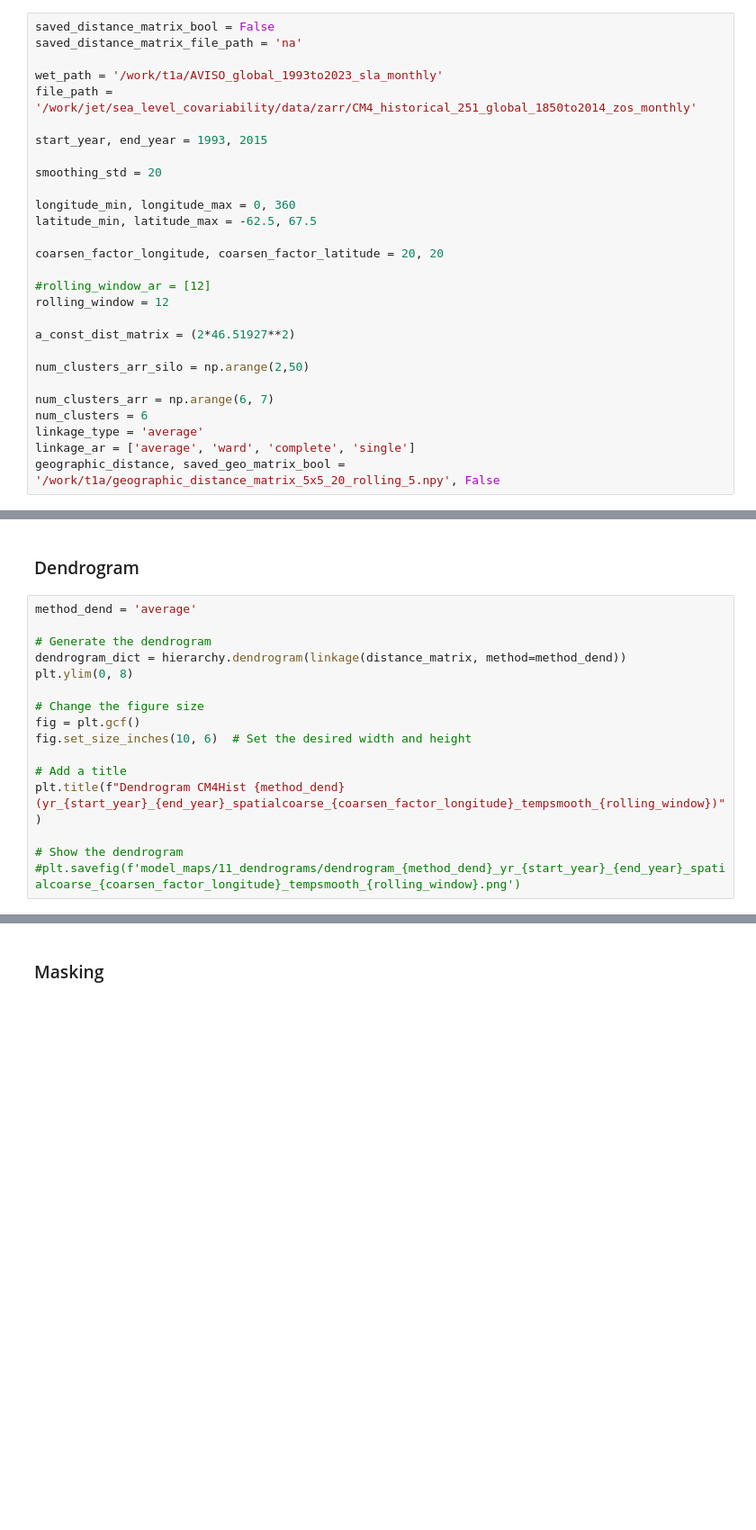
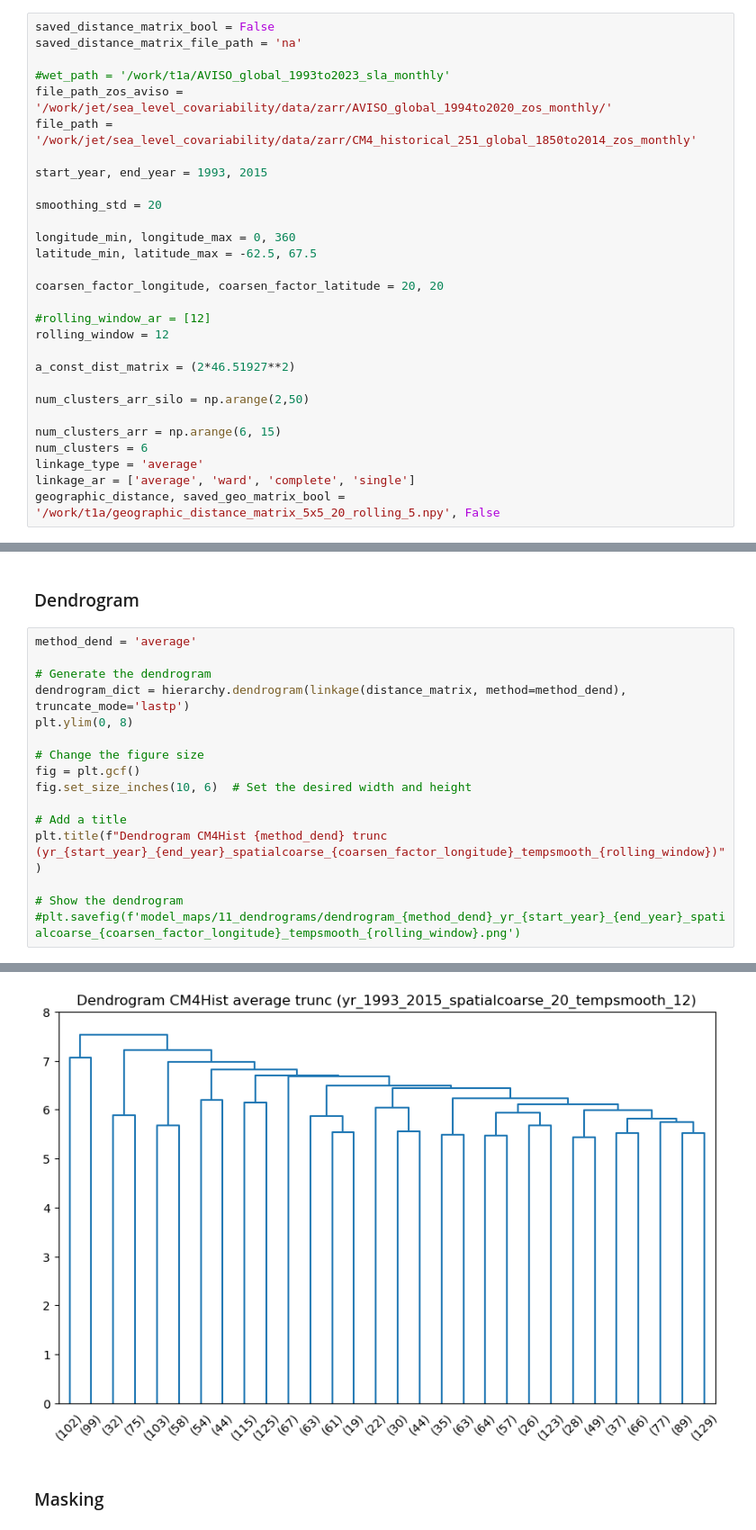
Before and after one commit to jetesdal/sea_level_covariability, a Jupyter notebook: notebooks/AHCA_clustering_func_model.ipynb, the cells around one changed output, grey strips where cells are left out. Shown at 90% size. Saved outputs shown, nothing was run; the diff lists cells and outputs as text; blank space fills up the shorter version.

```diff
--- a/notebooks/AHCA_clustering_func_model.ipynb
+++ b/notebooks/AHCA_clustering_func_model.ipynb
@@ -30,7 +30,8 @@ import xesmf as xe
 saved_distance_matrix_bool = False
 saved_distance_matrix_file_path = 'na'
 
-wet_path = '/work/t1a/AVISO_global_1993to2023_sla_monthly'
+#wet_path = '/work/t1a/AVISO_global_1993to2023_sla_monthly'
+file_path_zos_aviso = '/work/jet/sea_level_covariability/data/zarr/AVISO_global_1994to2020_zos_monthly/'
 file_path = '/work/jet/sea_level_covariability/data/zarr/CM4_historical_251_global_1850to2014_zos_monthly'
 
 start_year, end_year = 1993, 2015
@@ -49,7 +50,7 @@ a_const_dist_matrix = (2*46.51927**2)
 
 num_clusters_arr_silo = np.arange(2,50)
 
-num_clusters_arr = np.arange(6, 7)
+num_clusters_arr = np.arange(6, 15)
 num_clusters = 6
 linkage_type = 'average'
 linkage_ar = ['average', 'ward', 'complete', 'single']
@@ -158,7 +229,7 @@ for label in unique_labels:
 method_dend = 'average'
 
 # Generate the dendrogram
-dendrogram_dict = hierarchy.dendrogram(linkage(distance_matrix, method=method_dend))
+dendrogram_dict = hierarchy.dendrogram(linkage(distance_matrix, method=method_dend), truncate_mode='lastp')
 plt.ylim(0, 8)
 
 # Change the figure size
@@ -166,7 +237,8 @@ fig = plt.gcf()
 fig.set_size_inches(10, 6)  # Set the desired width and height
 
 # Add a title
-plt.title(f"Dendrogram CM4Hist {method_dend} (yr_{start_year}_{end_year}_spatialcoarse_{coarsen_factor_longitude}_tempsmooth_{rolling_window})")
+plt.title(f"Dendrogram CM4Hist {method_dend} trunc (yr_{start_year}_{end_year}_spatialcoarse_{coarsen_factor_longitude}_tempsmooth_{rolling_window})")
 
 # Show the dendrogram
 #plt.savefig(f'model_maps/11_dendrograms/dendrogram_{method_dend}_yr_{start_year}_{end_year}_spatialcoarse_{coarsen_factor_longitude}_tempsmooth_{rolling_window}.png')
+# %% [output]
@@ -173,3 +246,4 @@ plt.title(f"Dendrogram CM4Hist {method_dend} (yr_{start_year}_{end_year}_spatial
+[figure, added]
 # %% [markdown]
 ### Masking
 # %%
```
Also changed, not shown: parts of 12 cells of this notebook.
